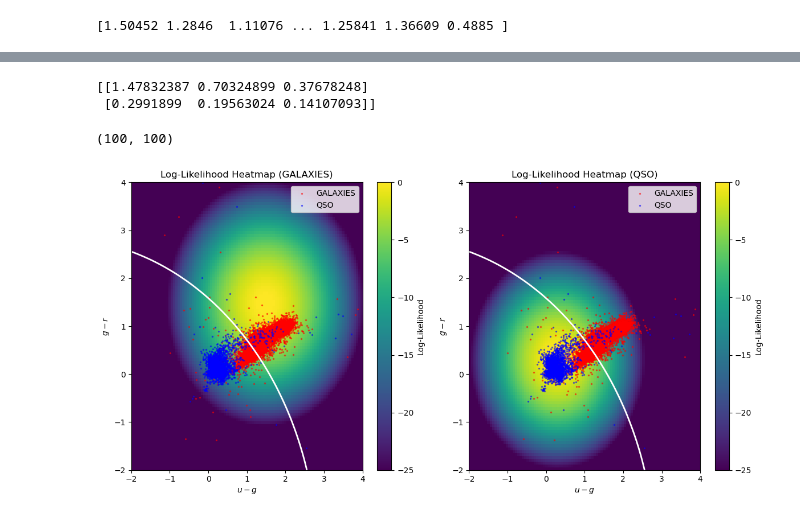
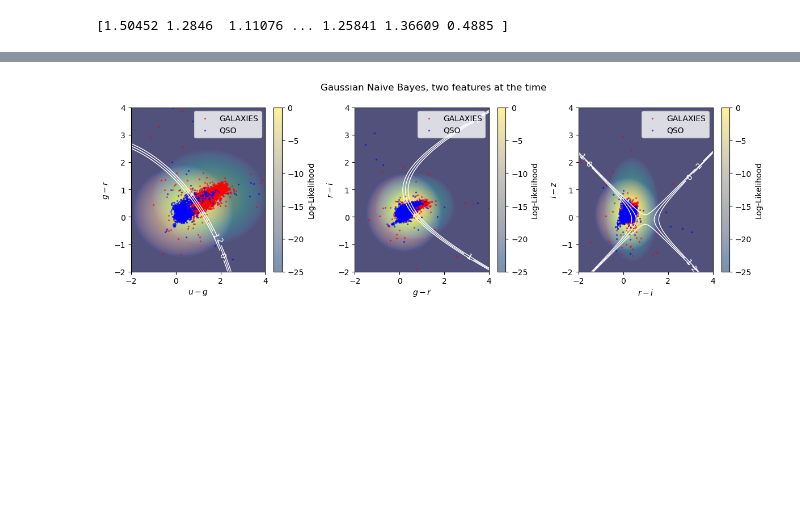
Before and after one commit to robertoinfurna/astrostatistics_bicocca_2024, a Jupyter notebook: working/18_Galaxy_vs_quasars.ipynb, the cells around one changed output, grey strips where cells are left out. Drawn from its saved outputs; the diff is of its cells as text; code cells hidden in the pictures; blank space fills up the shorter version.

Commit message:
good point

```diff
--- a/working/18_Galaxy_vs_quasars.ipynb
+++ b/working/18_Galaxy_vs_quasars.ipynb
@@ -258,7 +252,0 @@ n_feat = 2
-# %%
-mean_ = mean[:,0:n_feat]
-std_ = std[:,0:n_feat]
-print(mean_)
-# %% [output]
-[[1.47832387 0.70324899 0.37678248]
- [0.2991899  0.19563024 0.14107093]]
@@ -274,50 +253,56 @@ xx, yy = np.meshgrid(ug, gr)
-# %%
-print(xx.shape)
-# %% [output]
-(100, 100)
 # %%
-fig, ax = plt.subplots(1, 2, figsize=(12, 6))
+fig, ax = plt.subplots(1, 3, figsize=(12, 4))
+fig.suptitle('Gaussian Naive Bayes, two features at the time')
 
-# Precompute log-probabilities for both classes
-log_prob_0 = np.zeros_like(xx)
-log_prob_1 = np.zeros_like(xx)
+# generic features
+feature_1 = np.linspace(-2, 4, 100)
+feature_2 = np.linspace(-2, 4, 100)
 
-for i in range(xx.shape[0]):
-    for j in range(xx.shape[1]):
-        point = np.array([[xx[i, j], yy[i, j]]])
-        log_prob_0[i, j] = log_likelihood(point, 0, mean, std)
-        log_prob_1[i, j] = log_likelihood(point, 1, mean, std)
+xx, yy = np.meshgrid(feature_1,feature_2)
 
-# Difference of log-probabilities (class 1 minus class 0)
-delta_log_prob = log_prob_1 - log_prob_0
+for h,selected_features in enumerate([['ug', 'gr'],['gr', 'ri'],['ri', 'iz']]): # Select features by names
 
-# Plot each class heatmap
-for k in [0, 1]:
-    im = ax[k].imshow([log_prob_0, log_prob_1][k],extent=[-2, 4, -2, 4],origin='lower',cmap='viridis',aspect='auto',vmax=0,vmin=-25)
-    plt.colorbar(ax=ax[k], mappable=im, label='Log-Likelihood')
-    ax[k].set_xlabel('$u-g$')
-    ax[k].set_ylabel('$g-r$')
-    label = 'GALAXIES' if k == 0 else 'QSO'
-    ax[k].set_title(f'Log-Likelihood Heatmap ({label})')
+    log_prob_0 = np.zeros_like(xx)
+    log_prob_1 = np.zeros_like(xx)
+
+    selected_indices = [feature_dict[feat] for feat in selected_features]
+
+    mean_ = mean[:, selected_indices]
+    std_ = std[:, selected_indices]
+
+    for j in range(xx.shape[0]):
+        for i in range(xx.shape[1]):
+            point = np.array([[xx[i, j], yy[i, j]]])
+            log_prob_0[i, j] = log_likelihood(point, 0, mean_, std_)
+            log_prob_1[i, j] = log_likelihood(point, 1, mean_, std_)
+
+    # Difference of log-probabilities (class 1 minus class 0)
+    delta_log_prob = log_prob_0 - log_prob_1
+
+    im = ax[h].imshow(log_prob_0,extent=[-2, 4, -2, 4],origin='lower',cmap='viridis',aspect='auto',vmax=0,vmin=-25,alpha=0.5)
+    im = ax[h].imshow(log_prob_1,extent=[-2, 4, -2, 4],origin='lower',cmap='cividis',aspect='auto',vmax=0,vmin=-25,alpha=0.5)
+    plt.colorbar(ax=ax[h], mappable=im, label='Log-Likelihood')
+    ax[h].set_xlabel(f'${selected_features[0][0]}-{selected_features[0][1]}$')
+    ax[h].set_ylabel(f'${selected_features[1][0]}-{selected_features[1][1]}$')
 
     # Scatter plot
-    ax[k].scatter(X_test[y_test==0,0][::1], X_test[y_test==0,1][::1], c='r', s=2, alpha=0.5, label='GALAXIES')
-    ax[k].scatter(X_test[y_test==1,0][::1], X_test[y_test==1,1][::1], c='b', s=2, alpha=0.5, label='QSO')
-    ax[k].set_xlim(-2,4)
-    ax[k].set_ylim(-2,4)
+    ax[h].scatter(X_test[y_test==0,selected_indices[0]], X_test[y_test==0,selected_indices[1]], c='r', s=2, alpha=0.5, label='GALAXIES')
+    ax[h].scatter(X_test[y_test==1,selected_indices[0]], X_test[y_test==1,selected_indices[1]], c='b', s=2, alpha=0.5, label='QSO')
+    ax[h].set_xlim(-2,4)
+    ax[h].set_ylim(-2,4)
 
     # Add decision boundary (where delta_log_prob == 0)
     cs = ax[k].contour(
         xx, yy, delta_log_prob,
-        levels=[0],
+        levels=[0,1,2],
         colors='white',
-        linewidths=2
+        linewidths=1
     )
-    #ax[k].clabel(cs, fmt='Decision Boundary', colors='white')
+    ax[k].clabel(cs, colors='white')
 
     ax[k].legend()
 
 plt.tight_layout()
 plt.show()
 # %% [output]
-[figure, old version]
+[figure, new version]
```
Also changed, not shown: parts of 23 cells of this notebook.
